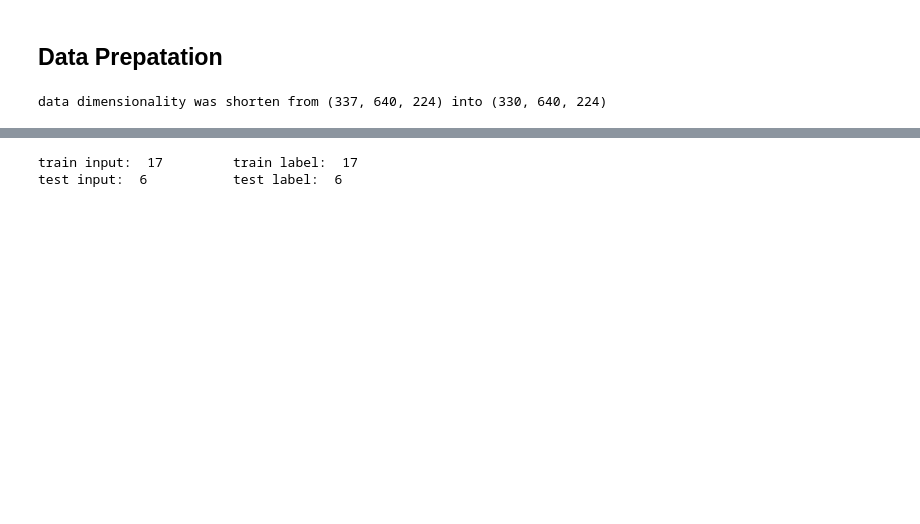
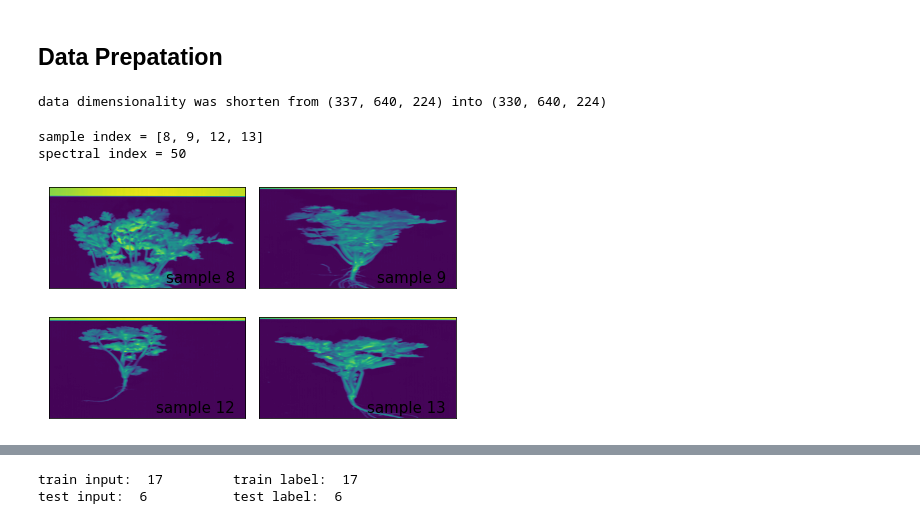
Before and after one commit to navavatpi/researchPhd, a Jupyter notebook: 1_dataAcquisitionAndPreparation.ipynb, the cells around one changed output, grey strips where cells are left out. Drawn from its saved outputs; the diff is of its cells as text; code cells hidden in the pictures; blank space fills up the shorter version.

```diff
--- a/1_dataAcquisitionAndPreparation.ipynb
+++ b/1_dataAcquisitionAndPreparation.ipynb
@@ -152,5 +172,48 @@ del X_raw
 # %% [output]
 data dimensionality was shorten from (337, 640, 224) into (330, 640, 224)
+# %%
+# show images of shorten data
+figurename = 'Example of images in different samples from a single spectrum of shorten coriander sample data'
+
+# find minimum raw data length
+length_max_index = np.argmax([X_raw[index].shape[0] for index, _ in enumerate(X_raw)])
+
+# find minimum raw data length
+length_min_index = np.argmin([X_raw[index].shape[0] for index, _ in enumerate(X_raw)])
+
+# set font sizes
+SMALL_SIZE = 12
+MEDIUM_SIZE = 15
+BIGGER_SIZE = 20
+
+fig, axes = plt.subplots(nrows=2, ncols=2)
+
+## sample 0th - 3th are selected
+## Z; spectral, is randomly specified
+axes[0, 0].imshow(X[length_max_index][:,:,50])
+axes[0, 1].imshow(X[length_max_index + 1][:,:,50])
+axes[1, 0].imshow(X[length_min_index - 1][:,:,50])
+axes[1, 1].imshow(X[length_min_index][:,:,50])
+
+# decorate
+axes[0, 0].set_title(('sample ' + str(length_max_index)), fontsize=MEDIUM_SIZE, loc='right', x=0.95, y=0.1, pad=-5)
+axes[0, 1].set_title(('sample ' + str(length_max_index + 1)), fontsize=MEDIUM_SIZE, loc='right', x=0.95, y=0.1, pad=-5)
+axes[1, 0].set_title(('sample ' + str(length_min_index - 1)), fontsize=MEDIUM_SIZE, loc='right', x=0.95, y=0.1, pad=-5)
+axes[1, 1].set_title(('sample ' + str(length_min_index)), fontsize=MEDIUM_SIZE, loc='right', x=0.95, y=0.1, pad=-5)
+plt.setp(plt.gcf().get_axes(), xticks=[], yticks=[]);
+# fig.suptitle(figurename, fontsize=MEDIUM_SIZE) # will be removed
+fig.tight_layout()
+
+# save figure
+plt.savefig(defaultdir + '/processed_data/' + figurename + '.png')
+
+# declare indices
+print('sample index =', [length_max_index, length_max_index + 1, length_min_index - 1, length_min_index])
+print('spectral index =', 50)
+# %% [output]
+sample index = [8, 9, 12, 13]
+spectral index = 50
+[figure, added]
 # %%
 # define scaler function to adjust value using Z-score scaling
 def data_scaler(X=X):
```
Also changed, not shown: parts of 6 cells of this notebook.
